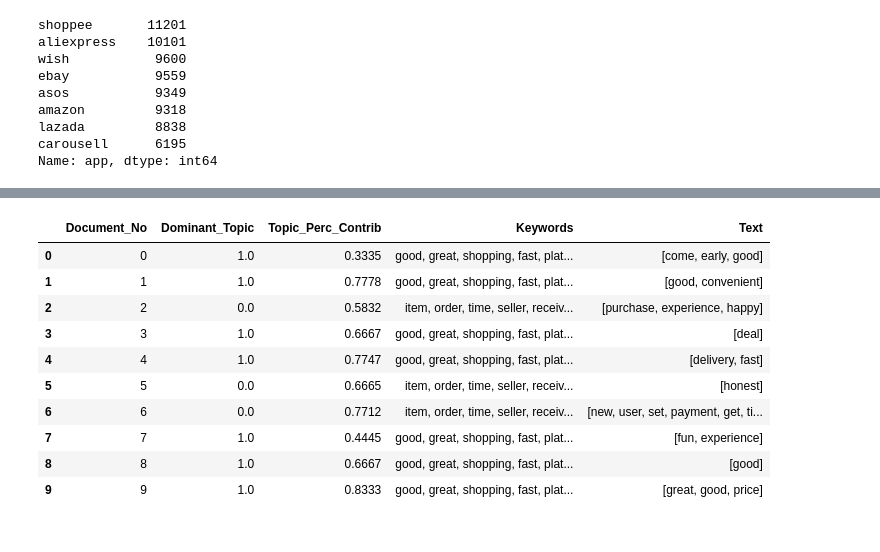
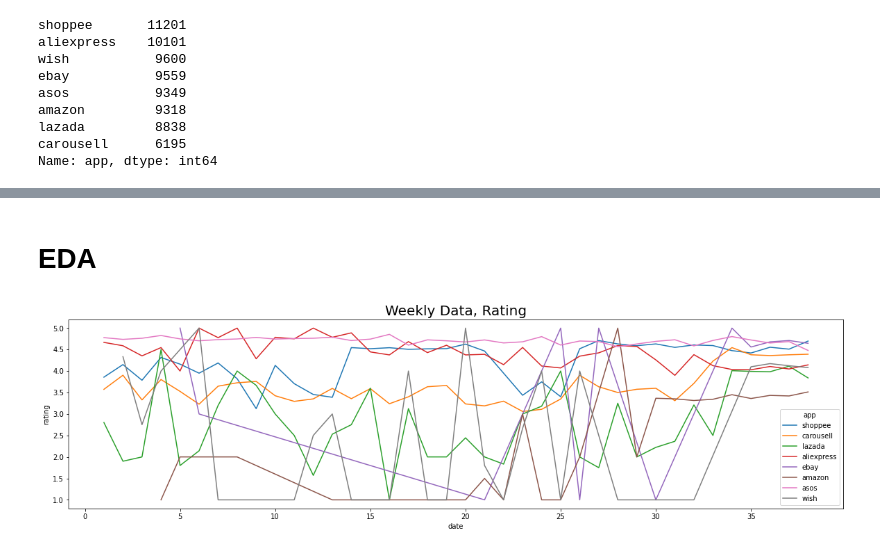
Before and after one commit to SimYiSY/App_Reviews_NLP, a Jupyter notebook: code/3. App Review_EDA.ipynb, the cells around one changed output, grey strips where cells are left out. Saved outputs shown, nothing was run; the diff lists cells and outputs as text; code cells hidden in the pictures.

```diff
--- a/code/3. App Review_EDA.ipynb
+++ b/code/3. App Review_EDA.ipynb
@@ -255,47 +122,14 @@ pprint(lda_model.print_topics())
-# %%
-def format_topics_sentences(ldamodel=None, corpus=corpus, texts=data):
-    # Init output
-    sent_topics_df = pd.DataFrame()
-
-    # Get main topic in each document
-    for i, row_list in enumerate(ldamodel[corpus]):
-        row = row_list[0] if ldamodel.per_word_topics else row_list
-        # print(row)
-        row = sorted(row, key=lambda x: (x[1]), reverse=True)
-        # Get the Dominant topic, Perc Contribution and Keywords for each document
-        for j, (topic_num, prop_topic) in enumerate(row):
-            if j == 0:  # => dominant topic
-                wp = ldamodel.show_topic(topic_num)
-                topic_keywords = ", ".join([word for word, prop in wp])
-                sent_topics_df = sent_topics_df.append(pd.Series([int(topic_num),
-                                                                  round(prop_topic,4),
-                                                                  topic_keywords]),
-                                                       ignore_index=True)
-            else:
-                break
-    sent_topics_df.columns = ['Dominant_Topic', 'Perc_Contribution', 'Topic_Keywords']
-
-    # Add original text to the end of the output
-    contents = pd.Series(texts)
-    sent_topics_df = pd.concat([sent_topics_df, contents], axis=1)
-    return(sent_topics_df)
-
-
-df_topic_sents_keywords = format_topics_sentences(ldamodel=lda_model, corpus=corpus, texts=data_ready)
-
-# Format
-df_dominant_topic = df_topic_sents_keywords.reset_index()
-df_dominant_topic.columns = ['Document_No', 'Dominant_Topic', 'Topic_Perc_Contrib', 'Keywords', 'Text']
-df_dominant_topic.head(10)
-# %% [output]
-|  | Document_No | Dominant_Topic | Topic_Perc_Contrib | Keywords | Text |
-| 0 | 0 | 1.0 | 0.3335 | good, great, shopping, fast, plat... | [come, early, good] |
-| 1 | 1 | 1.0 | 0.7778 | good, great, shopping, fast, plat... | [good, convenient] |
-| 2 | 2 | 0.0 | 0.5832 | item, order, time, seller, receiv... | [purchase, experience, happy] |
-| 3 | 3 | 1.0 | 0.6667 | good, great, shopping, fast, plat... | [deal] |
-| 4 | 4 | 1.0 | 0.7747 | good, great, shopping, fast, plat... | [delivery, fast] |
-| 5 | 5 | 0.0 | 0.6665 | item, order, time, seller, receiv... | [honest] |
-| 6 | 6 | 0.0 | 0.7712 | item, order, time, seller, receiv... | [new, user, set, payment, get, ti... |
-| 7 | 7 | 1.0 | 0.4445 | good, great, shopping, fast, plat... | [fun, experience] |
-| 8 | 8 | 1.0 | 0.6667 | good, great, shopping, fast, plat... | [good] |
-| 9 | 9 | 1.0 | 0.8333 | good, great, shopping, fast, plat... | [great, good, price] |
+# %% [markdown]
+# EDA
+# %%
+plt.figure(figsize = (20,5))
+sns.lineplot(x = df['date'].dt.week,
+             y = 'rating',
+             hue = 'app',
+             data = df,
+             err_style = None,
+             markers = True)
+
+plt.title('Weekly Data, Rating',fontdict =  {'fontsize': 20});
+# %% [output]
+[figure, added]
```
Also changed, not shown: parts of 47 cells of this notebook, 1 other file.
